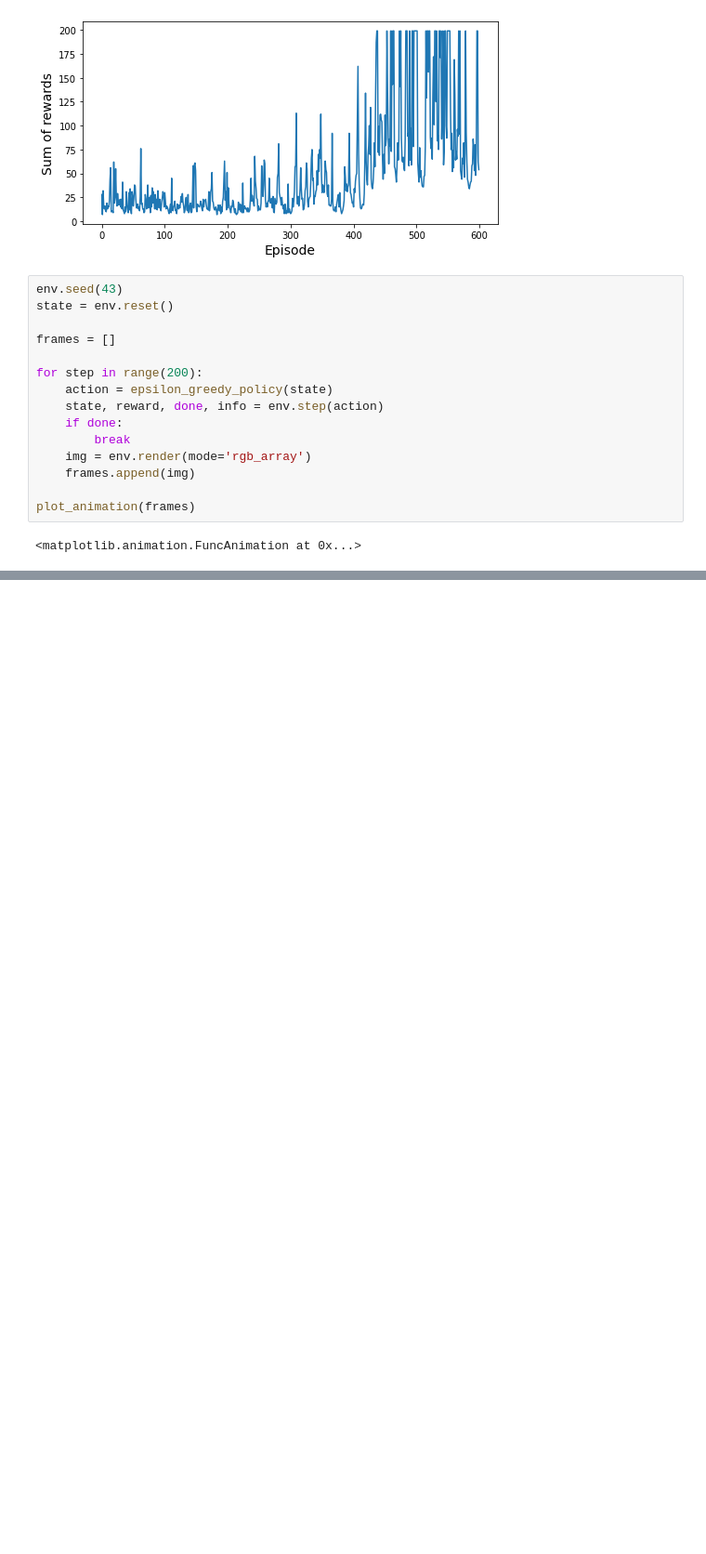
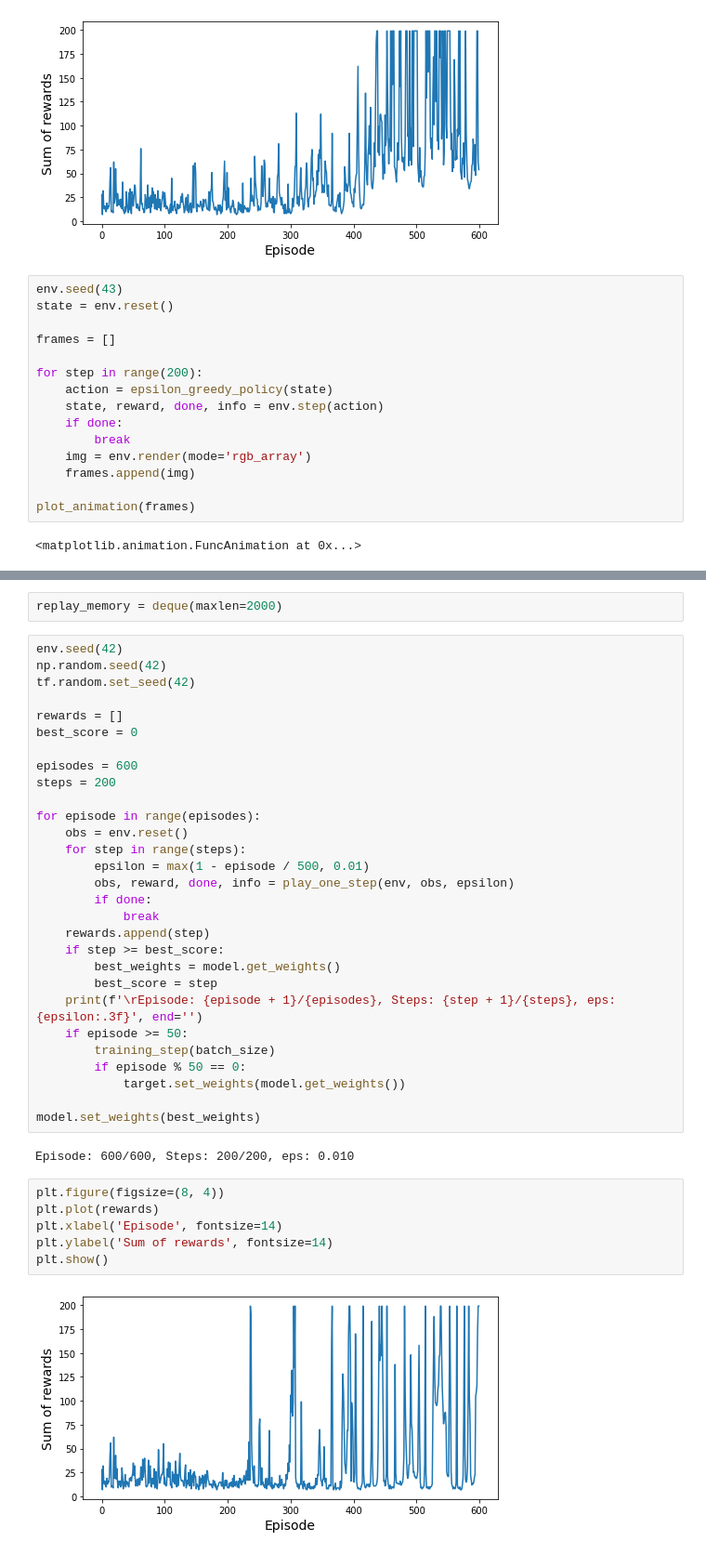
Before and after one commit to KimHS0915/hands-on-ml, a Jupyter notebook: 18/reinforcement_learning_3.ipynb, the cells around one changed output, grey strips where cells are left out. Shown at 93% size. Drawn from its saved outputs; the diff is of its cells as text; blank space fills up the shorter version.

```diff
--- a/18/reinforcement_learning_3.ipynb
+++ b/18/reinforcement_learning_3.ipynb
@@ -153,0 +196,41 @@ plot_animation(frames)
+# %%
+replay_memory = deque(maxlen=2000)
+# %%
+env.seed(42)
+np.random.seed(42)
+tf.random.set_seed(42)
+
+rewards = []
+best_score = 0
+
+episodes = 600
+steps = 200
+
+for episode in range(episodes):
+    obs = env.reset()
+    for step in range(steps):
+        epsilon = max(1 - episode / 500, 0.01)
+        obs, reward, done, info = play_one_step(env, obs, epsilon)
+        if done:
+            break
+    rewards.append(step)
+    if step >= best_score:
+        best_weights = model.get_weights()
+        best_score = step
+    print(f'\rEpisode: {episode + 1}/{episodes}, Steps: {step + 1}/{steps}, eps: {epsilon:.3f}', end='')
+    if episode >= 50:
+        training_step(batch_size)
+        if episode % 50 == 0:
+            target.set_weights(model.get_weights())
+
+model.set_weights(best_weights)
+# %% [output]
+Episode: 600/600, Steps: 200/200, eps: 0.010
+# %%
+plt.figure(figsize=(8, 4))
+plt.plot(rewards)
+plt.xlabel('Episode', fontsize=14)
+plt.ylabel('Sum of rewards', fontsize=14)
+plt.show()
+# %% [output]
+[figure, added]
```
Also changed, not shown: parts of 4 cells of this notebook.
